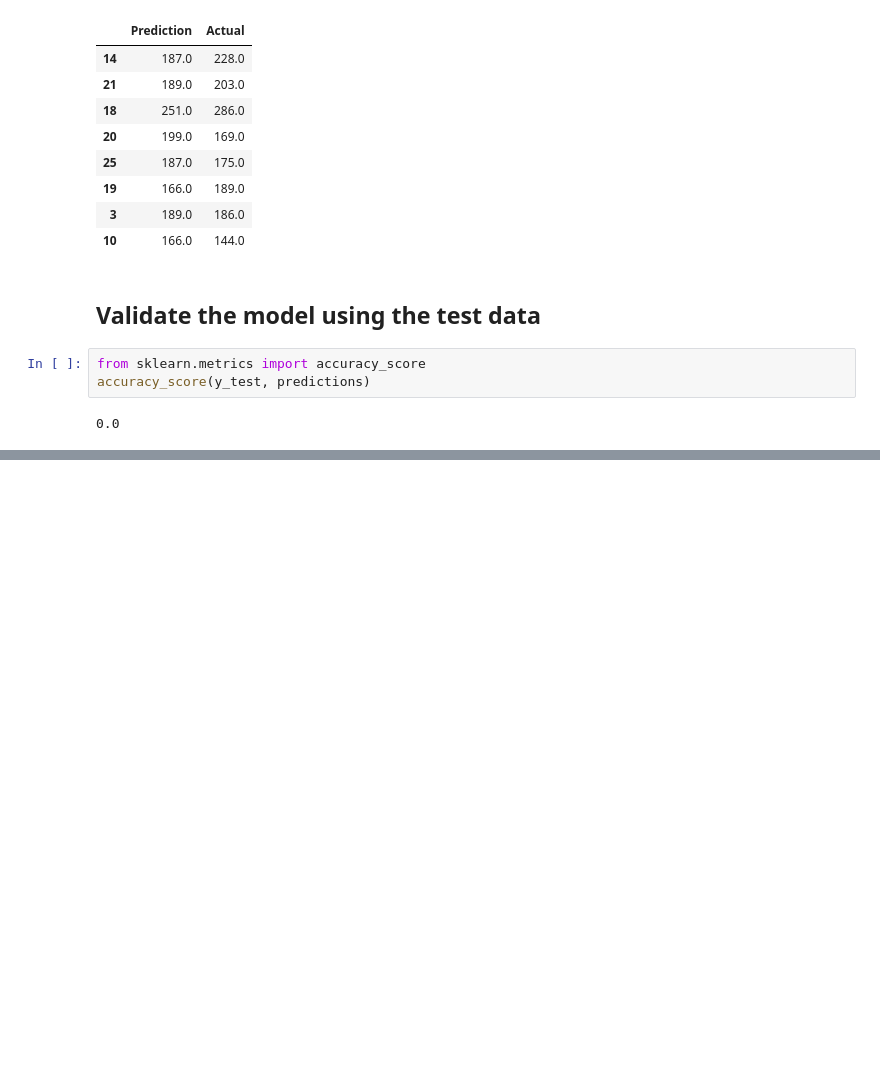
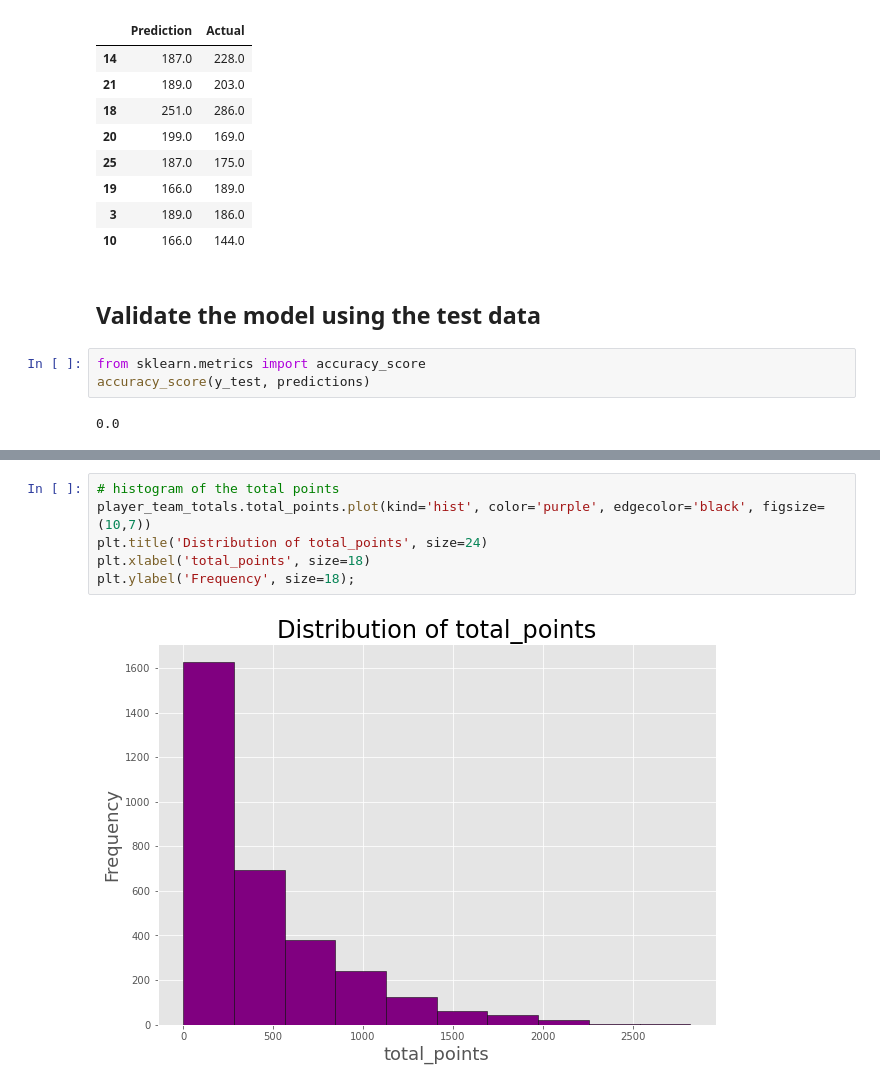
Before and after one commit to JmSambajon/group5-project, a Jupyter notebook: Refined Model for Segment 2.ipynb, the cells around one changed output, grey strips where cells are left out. Cells and saved outputs as stored; diff of their text form; blank space fills up the shorter version.

```diff
--- a/Refined Model for Segment 2.ipynb
+++ b/Refined Model for Segment 2.ipynb
@@ -240,0 +255,8 @@ ValueError: x and y must be the same size
+# %%
+# histogram of the total points
+player_team_totals.total_points.plot(kind='hist', color='purple', edgecolor='black', figsize=(10,7))
+plt.title('Distribution of total_points', size=24)
+plt.xlabel('total_points', size=18)
+plt.ylabel('Frequency', size=18);
+# %% [output]
+[figure, added]
```
Also changed, not shown: parts of 34 cells of this notebook, 1 other file.
